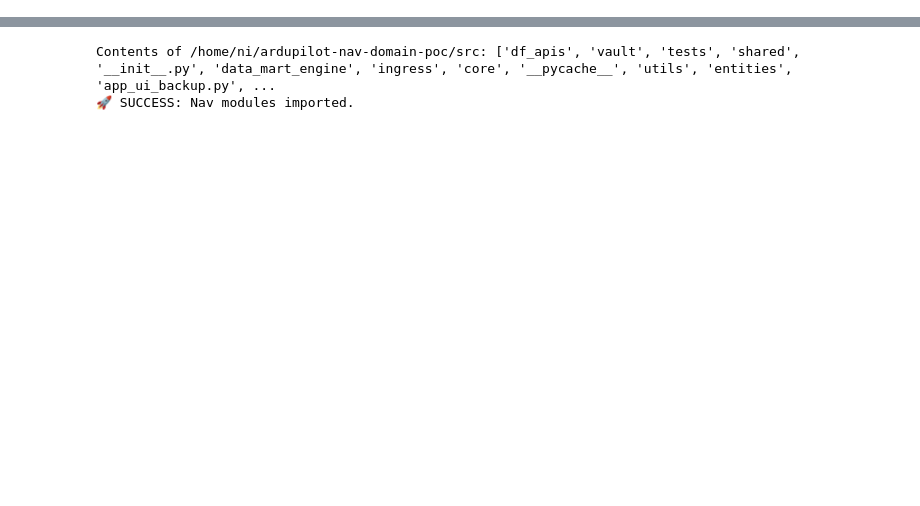
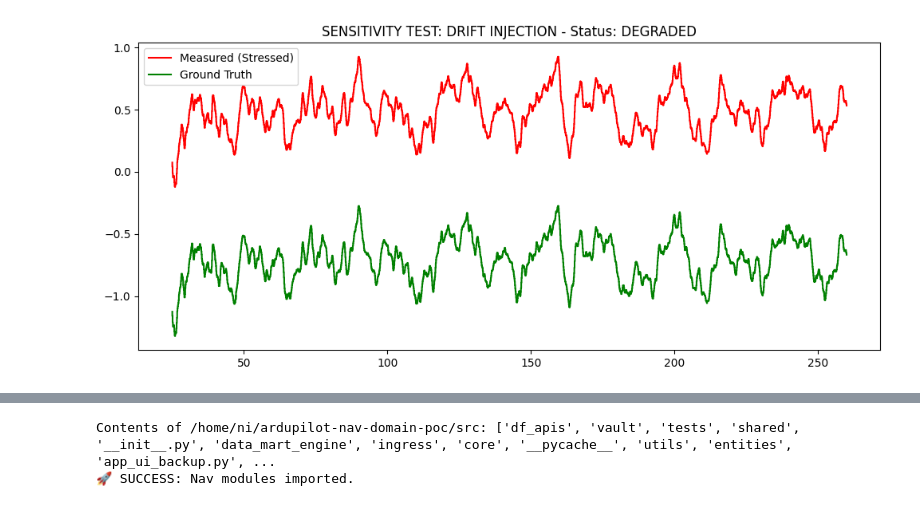
Before and after one commit to 7IQD/ardupilot-nav-domain-poc, a Jupyter notebook: src/dashboard/NAV_Scorecard_Analysis.ipynb, the cells around one changed output, grey strips where cells are left out. Drawn from its saved outputs; the diff is of its cells as text; code cells hidden in the pictures; blank space fills up the shorter version.

```diff
--- a/src/dashboard/NAV_Scorecard_Analysis.ipynb
+++ b/src/dashboard/NAV_Scorecard_Analysis.ipynb
@@ -4,0 +138,88 @@ Audit Logic: Temporal Alignment & P95 Reliability Metric
+# %%
+import sys
+import os
+from pathlib import Path
+import pandas as pd
+import inspect
+import matplotlib.pyplot as plt
+
+# 1. Path Management (Preserved from your shared code)
+current_path = Path(os.getcwd())
+root_name = "ardupilot-nav-domain-poc"
+project_root = next((p for p in [current_path] + list(current_path.parents) if p.name == root_name), None)
+
+if project_root:
+    if str(project_root) not in sys.path: sys.path.append(str(project_root))
+else:
+    project_root = Path("/home/ni/ardupilot-nav-domain-poc")
+    sys.path.append(str(project_root))
+
+# 2. Imports
+from src.dashboard.nav.nav_controller import NavController
+from src.dashboard.nav.nav_stats import NavStatsEngine
+from src.dashboard.nav.nav_action_map import NavActionMap
+# Note: If src.utils.visualizer is missing, we define the render here to avoid the error
+try:
+    from src.utils.visualizer import UniversalVisualizer
+except ModuleNotFoundError:
+    class UniversalVisualizer:
+        @staticmethod
+        def render_domain_scorecard(df, x_axis, y_params, evaluation, title):
+            fig, ax = plt.subplots(figsize=(12, 5))
+            for param in y_params:
+                ax.plot(df[x_axis], df[param['col']], label=param['label'], color=param['color'])
+            ax.set_title(f"{title} - Status: {evaluation['status']}")
+            ax.legend()
+            return fig
+
+# 3. RUN DATA & INJECT DRIFT (Your shared logic)
+MISSION_ID = 'MISSION_1771663015'
+ctrl = NavController(MISSION_ID)
+df = ctrl.get_audit_dataframe()
+
+# INJECT ARTIFICIAL DRIFT (Simulate 1.2m descent)
+df_stressed = df.copy()
+df_stressed['RelHomeAlt'] = df_stressed['RelHomeAlt'] + 1.2
+
+# 4. RUN ENGINE & ACTION MAP
+stats = NavStatsEngine.calculate_metrics(df_stressed)
+evaluation = NavActionMap.evaluate(stats)
+
+# --- 5. DISPLAY REPORT ---
+print("\n" + "="*60)
+print(f"NAV ANALYSIS SCORECARD | MISSION ID: {MISSION_ID}")
+print(f"STATUS: {evaluation['status']} | VERDICT: {evaluation['verdict']}")
+print("="*60)
+print(f"{'SYSTEM PARAMETER':<25} | {'MEASURED':<12} | {'THRESHOLD'}")
+print("-" * 60)
+print(f"{'P95 Altitude Drift':<25} | {stats['p95_drift']:<12} | < 0.8m")
+print(f"{'Max Altitude Error':<25} | {stats['max_drift']:<12} | < 1.5m")
+print(f"{'Mean HDOP':<25} | {stats['avg_hdop']:<12} | < 1.2")
+print(f"{'Stability Score':<25} | {stats['score']}%{' ':<8} | 100%")
+print("-" * 60)
+print(f"TECHNICAL SUMMARY: {evaluation['message']}")
+print("="*60)
+
+# --- 6. RENDER CHARTS ---
+fig = UniversalVisualizer.render_domain_scorecard(
+    df=df_stressed,
+    x_axis='mission_time',
+    y_params=[
+        {'col': 'RelHomeAlt', 'label': 'Measured (Stressed)', 'color': 'red'},
+        {'col': 'RelOriginAlt', 'label': 'Ground Truth', 'color': 'green'}
+    ],
+    evaluation=evaluation,
+    title="SENSITIVITY TEST: DRIFT INJECTION"
+)
+plt.show()
+
+
+
+# --- 7. CORE LOGIC (At the bottom) ---
+print("\n--- NAV STATS ENGINE: CORE LOGIC ---")
+print(inspect.getsource(NavStatsEngine.calculate_metrics))
+
+print("\n--- DATA PREVIEW ---")
+print(f"Unique Alt Values: {df_stressed['RelHomeAlt'].nunique()}")
+print(f"Max Error Found: {stats['max_drift']}")
+# %% [output]
@@ -4,0 +239 @@ Audit Logic: Temporal Alignment & P95 Reliability Metric
+[figure, added]
```
Also changed, not shown: parts of 29 cells of this notebook, 50 other files.
